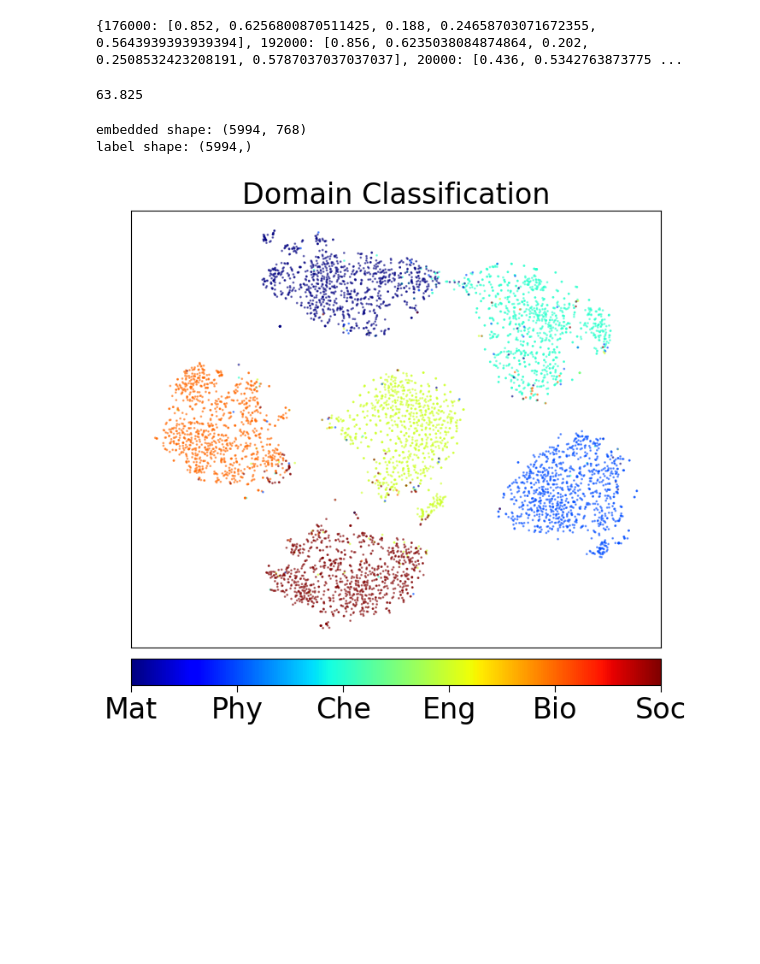
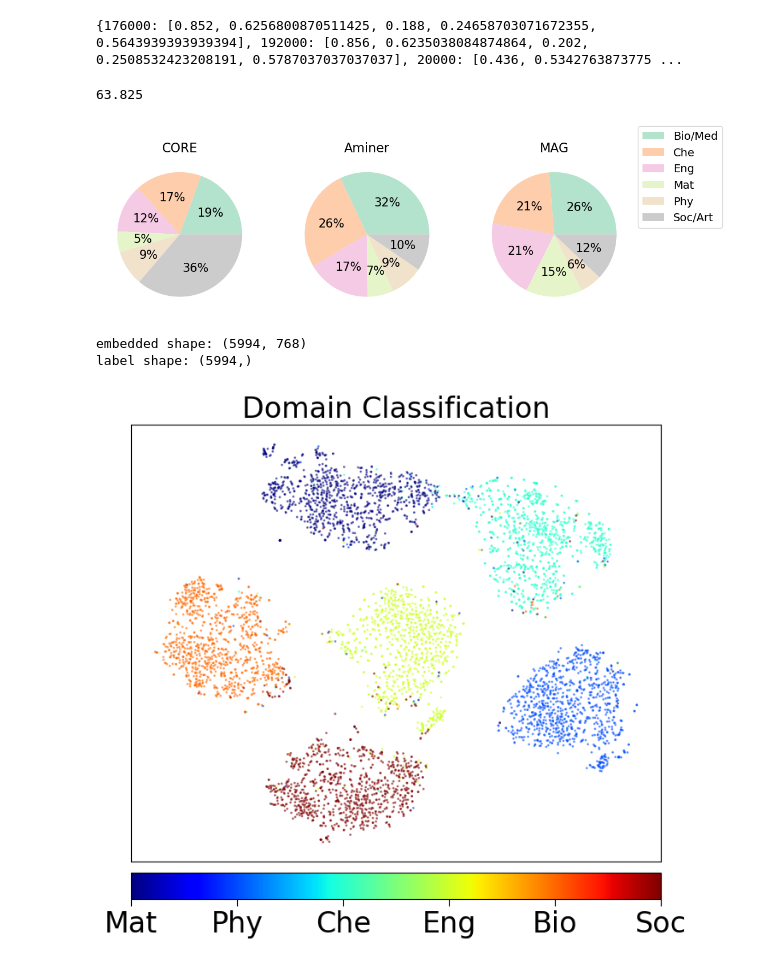
Before and after one commit to at-aaims/forge, a Jupyter notebook: plots.ipynb, the cells around one changed output. Saved outputs shown, nothing was run; the diff lists cells and outputs as text; code cells hidden in the pictures; blank space fills up the shorter version.

```diff
--- a/plots.ipynb
+++ b/plots.ipynb
@@ -204,6 +204,43 @@ read_perf("data/perf/forge-s/n1-ssd")
 read_perf("data/perf/forge-m/n1")
 # %% [output]
 63.825
+# %%
+labels = ['Bio/Med', 'Che', 'Eng', 'Mat', 'Phy', 'Soc/Art']
+
+df = pd.read_csv('data/preprocess/partitions.csv', header=0, delim_whitespace=True)
+core, aminer, mag = df['core'], df['aminer'], df['mag']
+
+core_pct  = [ 1.0*n/sum(core) for n in core]
+aminer_pct  = [ 1.0*n/sum(aminer) for n in aminer]
+mag_pct  = [ 1.0*n/sum(mag) for n in mag]
+
+font = {'family': 'sans-serif',
+        'color':  'black',
+        'weight': 'normal',
+        'size': 16,
+        }
+
+cmap = plt.cm.Pastel2
+colors = cmap(np.linspace(0., 1., len(labels)))
+
+fig, (ax1, ax2, ax3) = plt.subplots(1, 3, figsize=(12, 4))
+
+# create the pie charts
+ax1.pie(core_pct,  autopct='%1.f%%', colors=colors,textprops={'fontsize': 15})
+ax2.pie(aminer_pct,  autopct='%1.f%%', colors=colors,textprops={'fontsize': 15})
+ax3.pie(mag_pct,  autopct='%1.f%%', colors=colors,textprops={'fontsize': 15})
+
+# set the titles of the subplots
+ax1.set_title('CORE')
+ax2.set_title('Aminer')
+ax3.set_title('MAG')
+
+# create the legend separately
+fig.legend(labels=labels, loc='lower left', bbox_to_anchor=(0.9, 0.5))
+
+plt.savefig('domains.png', dpi=300, bbox_inches='tight')
+# %% [output]
+[figure, added]
 # %%
 emb_file = "data/domain/emb_scibert_scivocab_uncased_classifier.npz"
 X = np.load(emb_file, allow_pickle=True)['embedding']
```
Also changed, not shown: parts of 9 cells of this notebook.
